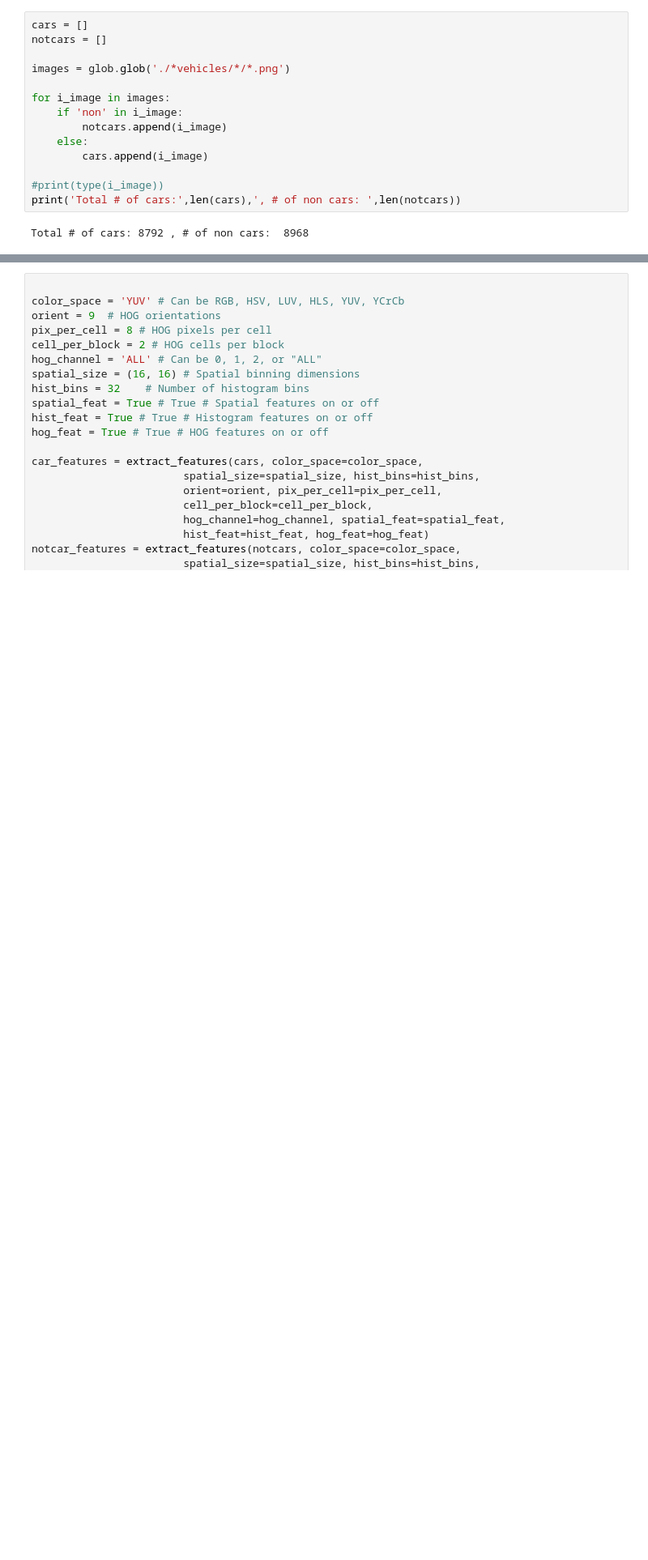
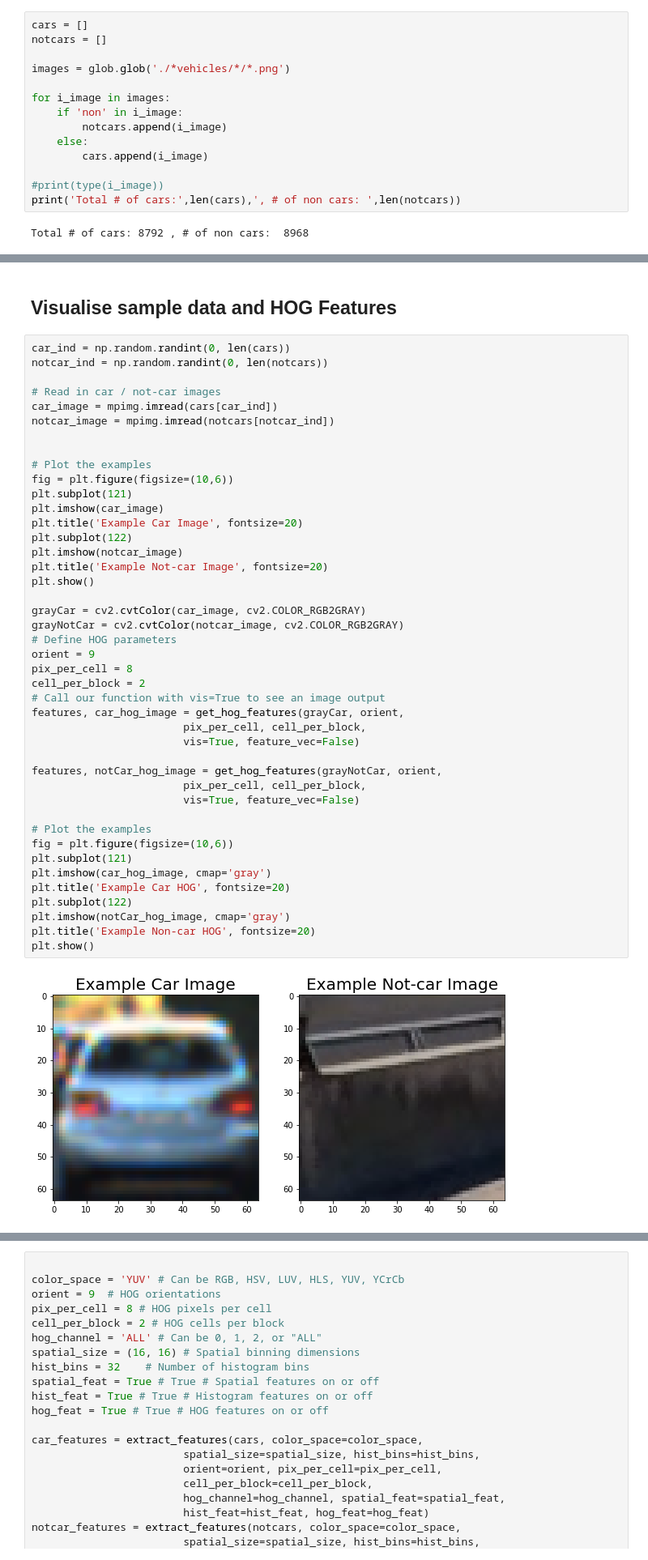
Before and after one commit to swarnimsoni/CarND-Vehicle-Detection, a Jupyter notebook: Solution.ipynb, the cells around one changed output, grey strips where cells are left out. Shown at 81% size. Drawn from its saved outputs; the diff is of its cells as text; blank space fills up the shorter version.

```diff
--- a/Solution.ipynb
+++ b/Solution.ipynb
@@ -147,0 +161,47 @@ Total # of cars: 8792 , # of non cars:  8968
+# %% [markdown]
+## Visualise sample data and HOG Features
+# %%
+car_ind = np.random.randint(0, len(cars))
+notcar_ind = np.random.randint(0, len(notcars))
+
+# Read in car / not-car images
+car_image = mpimg.imread(cars[car_ind])
+notcar_image = mpimg.imread(notcars[notcar_ind])
+
+
+# Plot the examples
+fig = plt.figure(figsize=(10,6))
+plt.subplot(121)
+plt.imshow(car_image)
+plt.title('Example Car Image', fontsize=20)
+plt.subplot(122)
+plt.imshow(notcar_image)
+plt.title('Example Not-car Image', fontsize=20)
+plt.show()
+
+grayCar = cv2.cvtColor(car_image, cv2.COLOR_RGB2GRAY)
+grayNotCar = cv2.cvtColor(notcar_image, cv2.COLOR_RGB2GRAY)
+# Define HOG parameters
+orient = 9
+pix_per_cell = 8
+cell_per_block = 2
+# Call our function with vis=True to see an image output
+features, car_hog_image = get_hog_features(grayCar, orient,
+                        pix_per_cell, cell_per_block,
+                        vis=True, feature_vec=False)
+
+features, notCar_hog_image = get_hog_features(grayNotCar, orient,
+                        pix_per_cell, cell_per_block,
+                        vis=True, feature_vec=False)
+
+# Plot the examples
+fig = plt.figure(figsize=(10,6))
+plt.subplot(121)
+plt.imshow(car_hog_image, cmap='gray')
+plt.title('Example Car HOG', fontsize=20)
+plt.subplot(122)
+plt.imshow(notCar_hog_image, cmap='gray')
+plt.title('Example Non-car HOG', fontsize=20)
+plt.show()
+# %% [output]
+[figure, added]
```
Also changed, not shown: parts of 28 cells of this notebook, 11 other files.
